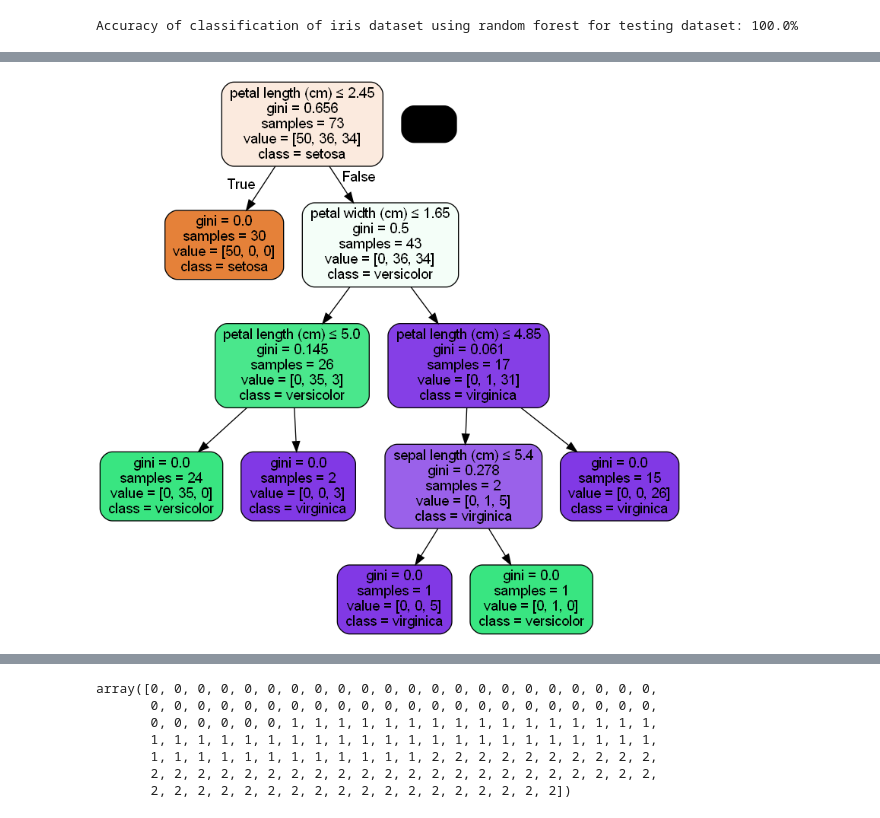
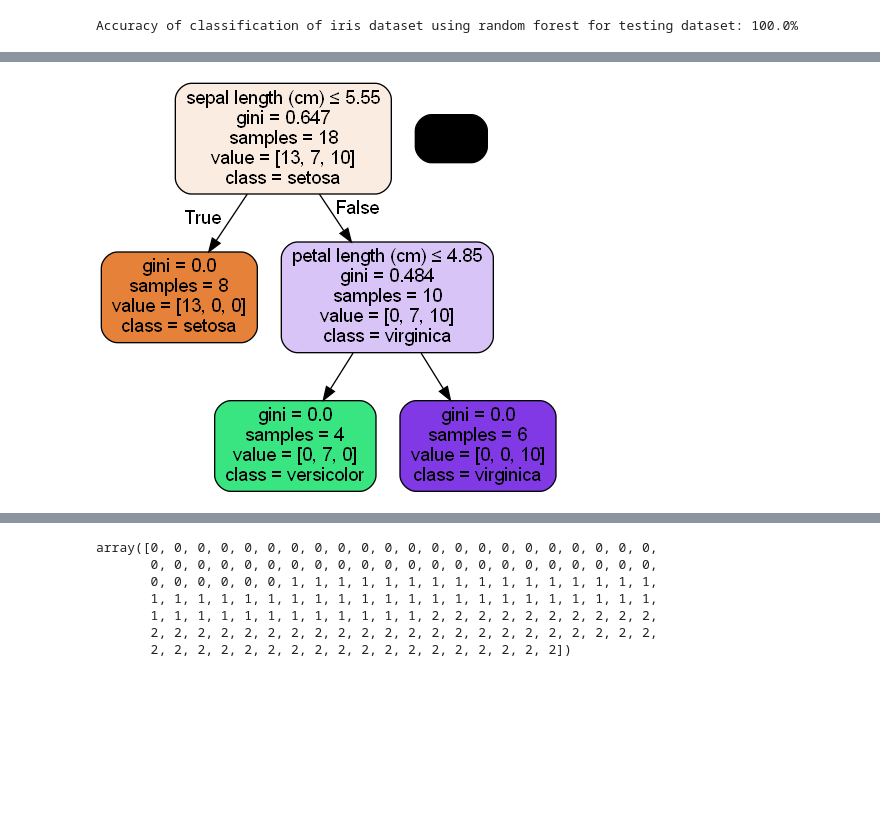
Before and after one commit to JiaYiBee/FIT3164, a Jupyter notebook: jackern rforest.ipynb, the cells around one changed output, grey strips where cells are left out. Drawn from its saved outputs; the diff is of its cells as text; code cells hidden in the pictures; blank space fills up the shorter version.

```diff
--- a/jackern rforest.ipynb
+++ b/jackern rforest.ipynb
@@ -123,7 +123,7 @@ Best cross-validation score:  0.9666666666666666
 # %% [markdown]
 Hyperparamters set 1
 # %%
-forest2 = RandomForestClassifier(criterion='gini', max_depth = 10, min_samples_leaf = 4, min_samples_split = 5, n_estimators = 50)
+forest2 = RandomForestClassifier(criterion='gini', max_depth = None, min_samples_leaf = 4, min_samples_split = 5, n_estimators = 50)
 
 forest2.fit(X_train, y_train)
 
@@ -185,19 +181,15 @@ Image(graph.create_png())
 # %%
-# Extract the single tree from the Random Forest
-tree = forest3.estimators_[1]
+tree = forest2.estimators_[1]
 
-# Visualize the tree
 dot_data = StringIO()
 export_graphviz(tree, out_file=dot_data,
                 feature_names=iris.feature_names,
                 class_names=iris.target_names,
                 filled=True, rounded=True,
                 special_characters=True)
 
-# Create the graph using pydotplus
 graph = pydotplus.graph_from_dot_data(dot_data.getvalue())
 
-# Display the graph
 Image(graph.create_png())
 # %% [output]
-[figure, old version]
+[figure, new version]
```
Also changed, not shown: parts of 4 cells of this notebook.
